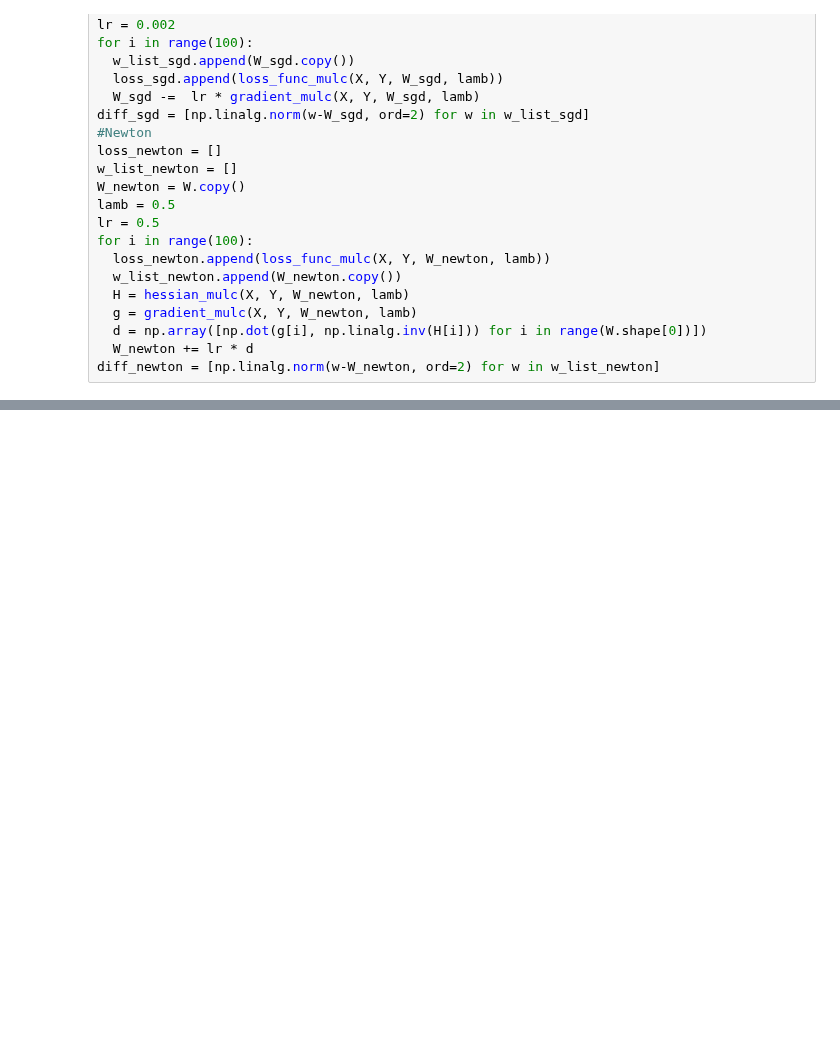
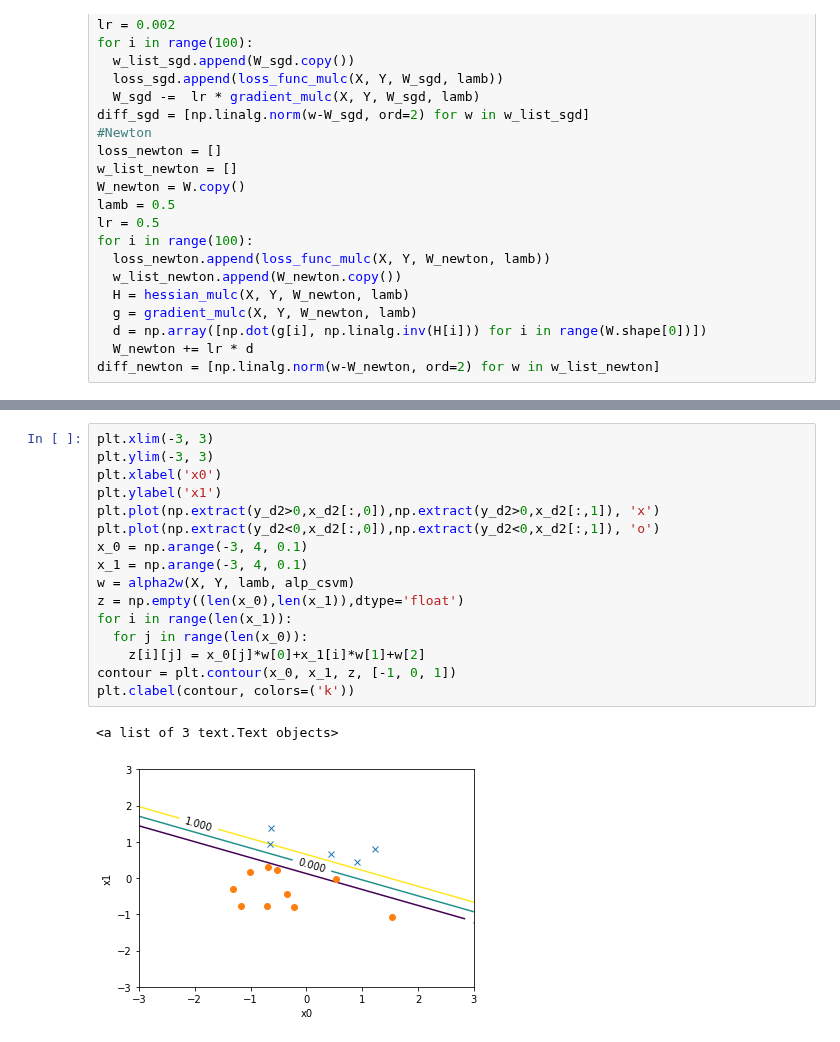
Before and after one commit to singwang-cn/The_first_pattern_recognition, a Jupyter notebook: advanced_ml_mid_assignment.ipynb, the cells around one changed output, grey strips where cells are left out. Cells and saved outputs as stored; diff of their text form; blank space fills up the shorter version.

```diff
--- a/advanced_ml_mid_assignment.ipynb
+++ b/advanced_ml_mid_assignment.ipynb
@@ -167,0 +228,19 @@ plt.legend()
+# %%
+plt.xlim(-3, 3)
+plt.ylim(-3, 3)
+plt.xlabel('x0')
+plt.ylabel('x1')
+plt.plot(np.extract(y_d2>0,x_d2[:,0]),np.extract(y_d2>0,x_d2[:,1]), 'x')
+plt.plot(np.extract(y_d2<0,x_d2[:,0]),np.extract(y_d2<0,x_d2[:,1]), 'o')
+x_0 = np.arange(-3, 4, 0.1)
+x_1 = np.arange(-3, 4, 0.1)
+w = alpha2w(X, Y, lamb, alp_csvm)
+z = np.empty((len(x_0),len(x_1)),dtype='float')
+for i in range(len(x_1)):
+  for j in range(len(x_0)):
+    z[i][j] = x_0[j]*w[0]+x_1[i]*w[1]+w[2]
+contour = plt.contour(x_0, x_1, z, [-1, 0, 1])
+plt.clabel(contour, colors=('k'))
+# %% [output]
+<a list of 3 text.Text objects>
+[figure, added]
```
Also changed, not shown: parts of 18 cells of this notebook.
